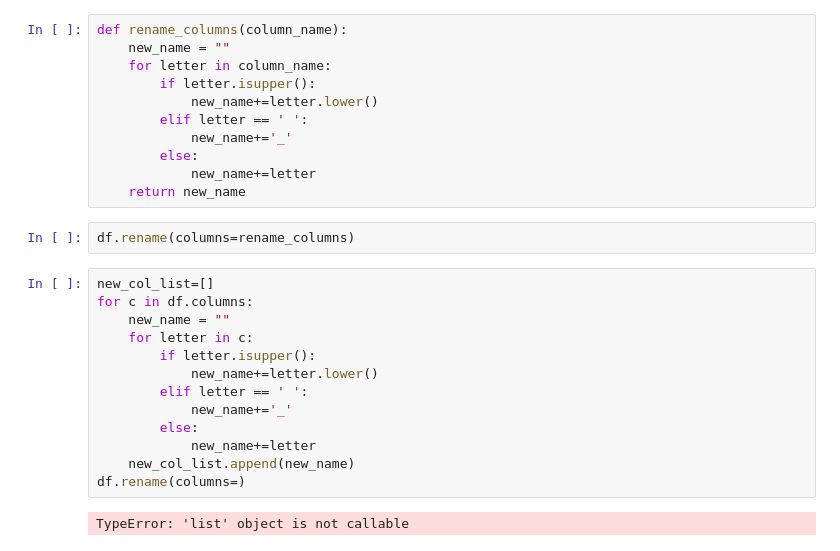
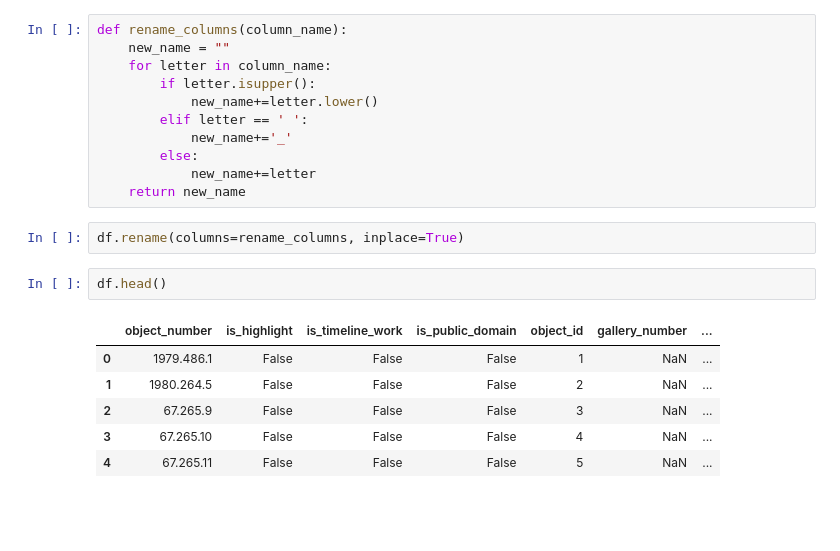
Before and after one commit to freeebooksdotcom/met_opendata, a Jupyter notebook: data_cleaning_initial_eda.ipynb, the cells around one changed output. Drawn from its saved outputs; the diff is of its cells as text; blank space fills up the shorter version.

```diff
--- a/data_cleaning_initial_eda.ipynb
+++ b/data_cleaning_initial_eda.ipynb
@@ -49,19 +49,13 @@ def rename_columns(column_name):
             new_name+=letter
     return new_name
 # %%
-df.rename(columns=rename_columns)
+df.rename(columns=rename_columns, inplace=True)
-# %%
-new_col_list=[]
-for c in df.columns:
-    new_name = ""
-    for letter in c:
-        if letter.isupper():
-            new_name+=letter.lower()
-        elif letter == ' ':
-            new_name+='_'
-        else:
-            new_name+=letter
-    new_col_list.append(new_name)
-df.rename(columns=)
-# %% [output]
-TypeError: 'list' object is not callable
+# %%
+df.head()
+# %% [output]
+|  | object_number | is_highlight | is_timeline_work | is_public_domain | object_id | gallery_number | ... |
+| 0 | 1979.486.1 | False | False | False | 1 | NaN | ... |
+| 1 | 1980.264.5 | False | False | False | 2 | NaN | ... |
+| 2 | 67.265.9 | False | False | False | 3 | NaN | ... |
+| 3 | 67.265.10 | False | False | False | 4 | NaN | ... |
+| 4 | 67.265.11 | False | False | False | 5 | NaN | ... |
```
Also changed, not shown: parts of 12 cells of this notebook.
